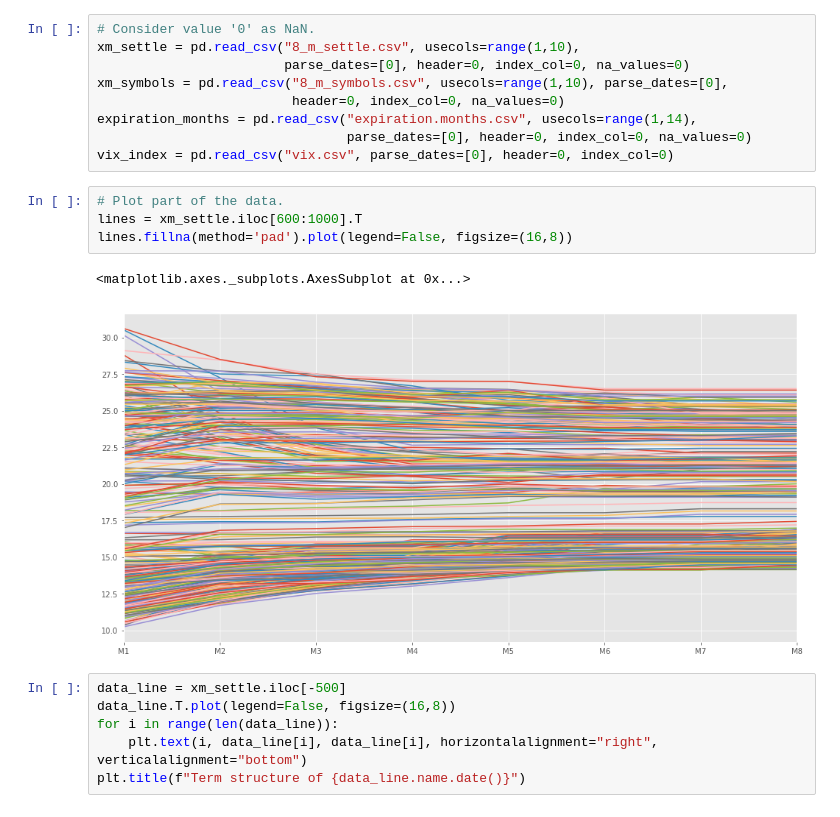
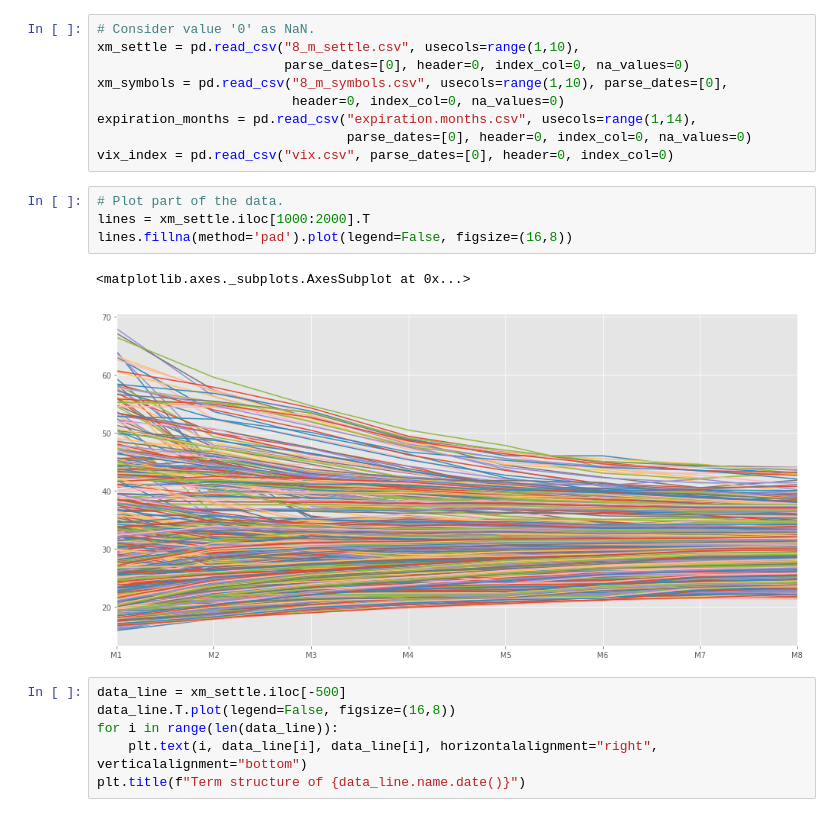
Before and after one commit to leyhline/vix-term-structure, a Jupyter notebook: overview.ipynb, the cells around one changed output. Drawn from its saved outputs; the diff is of its cells as text.

```diff
--- a/overview.ipynb
+++ b/overview.ipynb
@@ -18,11 +18,11 @@ expiration_months = pd.read_csv("expiration.months.csv", usecols=range(1,14),
 vix_index = pd.read_csv("vix.csv", parse_dates=[0], header=0, index_col=0)
 # %%
 # Plot part of the data.
-lines = xm_settle.iloc[600:1000].T
+lines = xm_settle.iloc[1000:2000].T
 lines.fillna(method='pad').plot(legend=False, figsize=(16,8))
 # %% [output]
 <matplotlib.axes._subplots.AxesSubplot at 0x...>
-[figure, old version]
+[figure, new version]
 # %%
 data_line = xm_settle.iloc[-500]
 data_line.T.plot(legend=False, figsize=(16,8))
```
Also changed, not shown: parts of 2 cells of this notebook, 2 other files.
